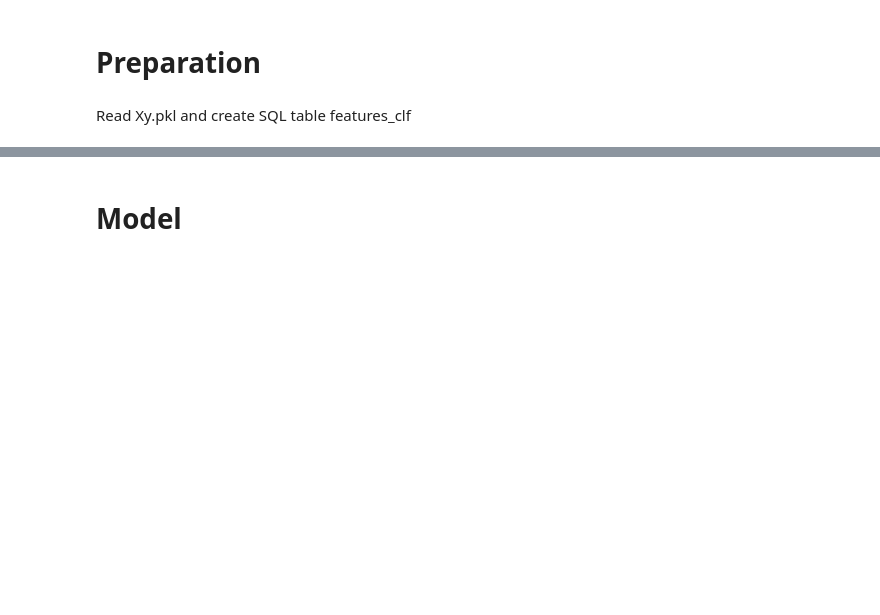
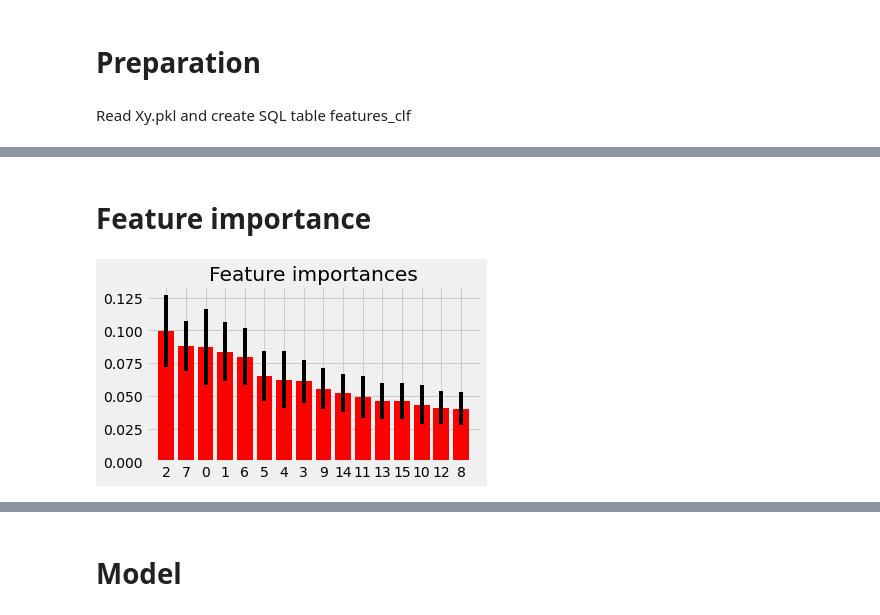
Before and after one commit to ylin00/seizurecast, a Jupyter notebook: notebooks/Model-selection.ipynb, the cells around one changed output, grey strips where cells are left out. Cells and saved outputs as stored; diff of their text form; code cells hidden in the pictures; blank space fills up the shorter version.

```diff
--- a/notebooks/Model-selection.ipynb
+++ b/notebooks/Model-selection.ipynb
@@ -39,0 +93,12 @@ pipeline
+# %%
+pipeline.results = Results()
+pipeline.models = {}
+pipeline.models['rf-max_depth=None'] = RandomForestClassifier(n_estimators=40, max_depth=None,
+                                               min_samples_split=3, random_state=0)
+pipeline.models['rf-max_depth=20'] = RandomForestClassifier(n_estimators=40, max_depth=20,
+                                               min_samples_split=3, random_state=0)
+pipeline.models['rf-max_depth=10'] = RandomForestClassifier(n_estimators=40, max_depth=5,
+                                               min_samples_split=3, random_state=0)
+pipeline.pipe()
+import numpy as np
+pd.DataFrame({k: round(np.mean(v), 3) for (k, v) in pipeline.scores_CV.items()}, index=[0])
@@ -39,0 +118,26 @@ pipeline
+# %% [markdown]
+# Feature importance
+# %%
+def plot_feature_importance(forest):
+    import matplotlib.pyplot as plt
+    import numpy as np
+    importances = forest.feature_importances_
+    std = np.std([tree.feature_importances_ for tree in forest.estimators_],
+                 axis=0)
+    indices = np.argsort(importances)[::-1]
+
+    num_of_features = len(indices)
+    # Plot the impurity-based feature importances of the forest
+    plt.figure(figsize=[5/15*num_of_features, 3])
+    plt.title("Feature importances")
+    plt.bar(range(len(importances)), importances[indices],
+            color="r", yerr=std[indices], align="center")
+    plt.xticks(range(len(importances)), indices)
+    plt.xlim([-1, len(importances)])
+    # plt.show()
+    return(indices)
+# %%
+forest = pipeline.results.results['rf-max_depth=None'].model
+indices = plot_feature_importance(forest)
+# %% [output]
+[figure, added]
```
Also changed, not shown: parts of 12 cells of this notebook, 3 other files.
